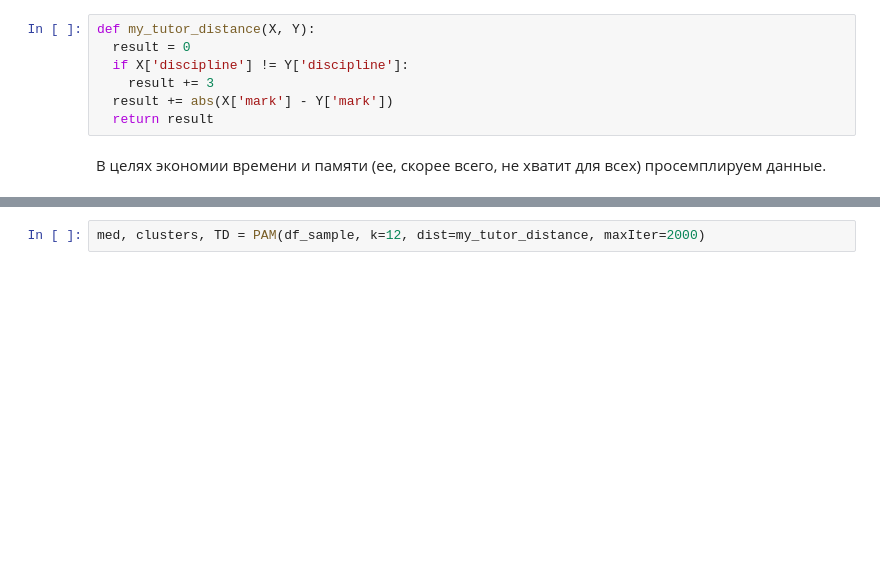
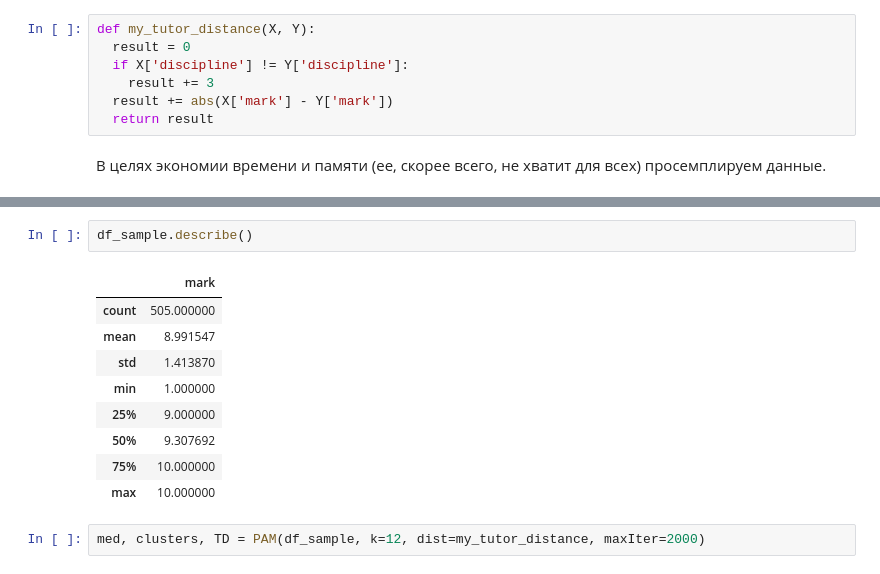
Before and after one commit to ShamerD/Study_Project, a Jupyter notebook: Tutors_clustering.ipynb, the cells around one changed output, grey strips where cells are left out. Drawn from its saved outputs; the diff is of its cells as text; blank space fills up the shorter version.

```diff
--- a/Tutors_clustering.ipynb
+++ b/Tutors_clustering.ipynb
@@ -192,3 +209,15 @@ df_sample['discipline'] = df_str
+# %%
+df_sample.describe()
+# %% [output]
+|  | mark |
+| count | 505.000000 |
+| mean | 8.991547 |
+| std | 1.413870 |
+| min | 1.000000 |
+| 25% | 9.000000 |
+| 50% | 9.307692 |
+| 75% | 10.000000 |
+| max | 10.000000 |
 # %%
 med, clusters, TD = PAM(df_sample, k=12, dist=my_tutor_distance, maxIter=2000)
 # %%
```
Also changed, not shown: parts of 8 cells of this notebook, 1 other file.
